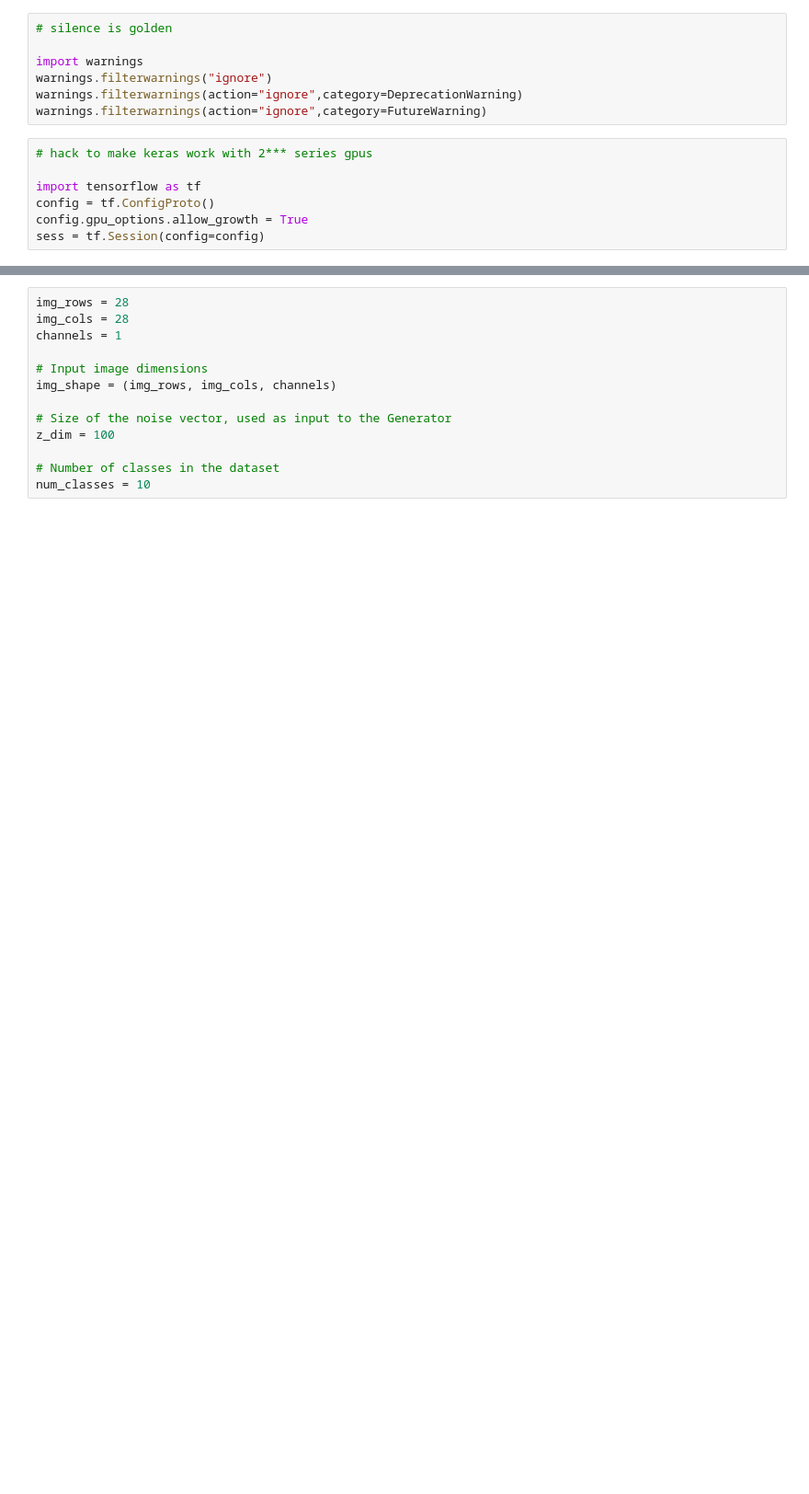
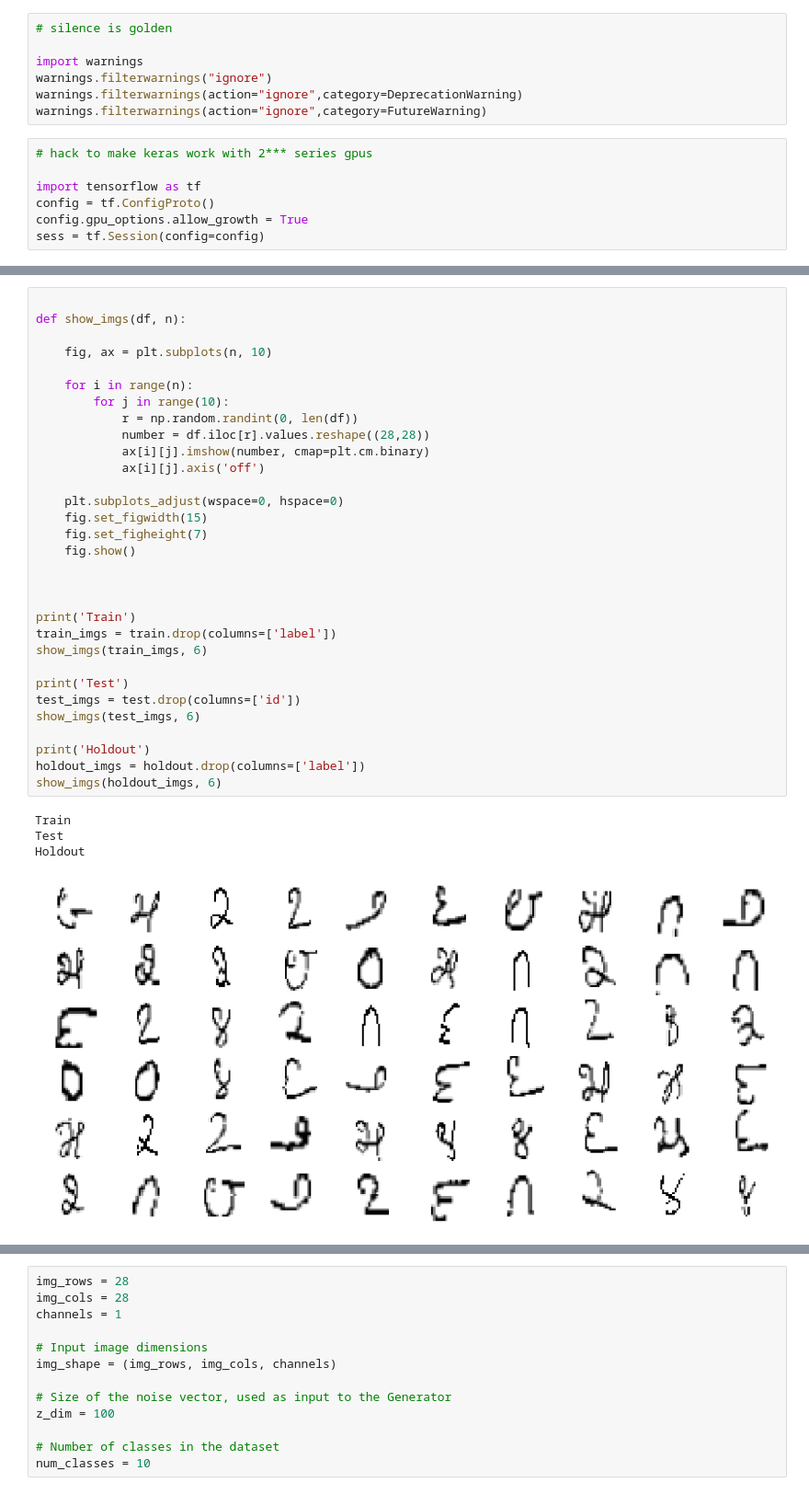
Before and after one commit to timestocome/Kaggle, a Jupyter notebook: SemiSupervised GAN Kannada MNIST/Semi_GAN.ipynb, the cells around one changed output, grey strips where cells are left out. Shown: that part at 92% size. Saved outputs shown, nothing was run; the diff lists cells and outputs as text; blank space fills up the shorter version.

```diff
--- a/SemiSupervised GAN Kannada MNIST/Semi_GAN.ipynb
+++ b/SemiSupervised GAN Kannada MNIST/Semi_GAN.ipynb
@@ -106,0 +159,36 @@ holdout = pd.read_csv('../input/Dig-MNIST.csv')
+# %%
+
+def show_imgs(df, n):
+
+    fig, ax = plt.subplots(n, 10)
+
+    for i in range(n):
+        for j in range(10):
+            r = np.random.randint(0, len(df))
+            number = df.iloc[r].values.reshape((28,28))
+            ax[i][j].imshow(number, cmap=plt.cm.binary)
+            ax[i][j].axis('off')
+
+    plt.subplots_adjust(wspace=0, hspace=0)
+    fig.set_figwidth(15)
+    fig.set_figheight(7)
+    fig.show()
+
+
+
+print('Train')
+train_imgs = train.drop(columns=['label'])
+show_imgs(train_imgs, 6)
+
+print('Test')
+test_imgs = test.drop(columns=['id'])
+show_imgs(test_imgs, 6)
+
+print('Holdout')
+holdout_imgs = holdout.drop(columns=['label'])
+show_imgs(holdout_imgs, 6)
+# %% [output]
+Train
+Test
+Holdout
+[figure, added]
```
Also changed, not shown: parts of 26 cells of this notebook, 1 other file.
